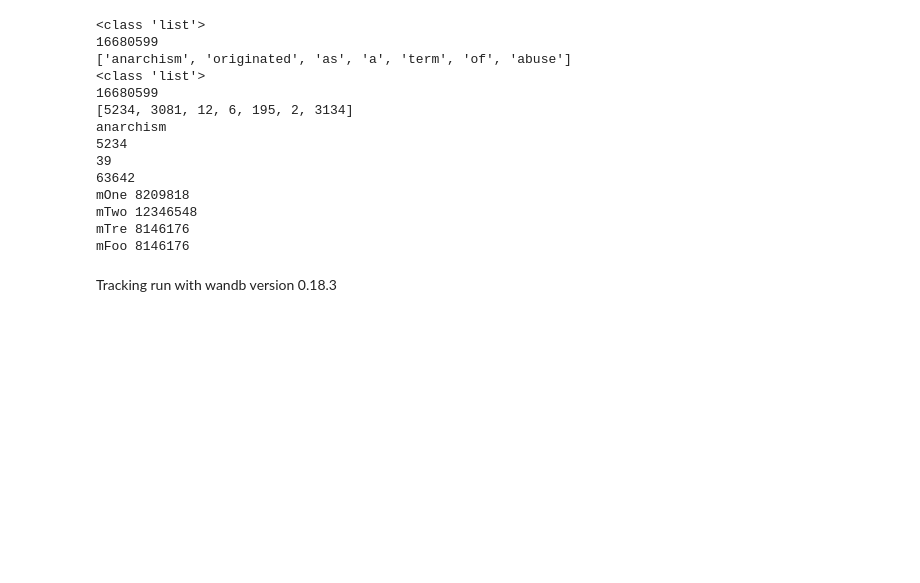
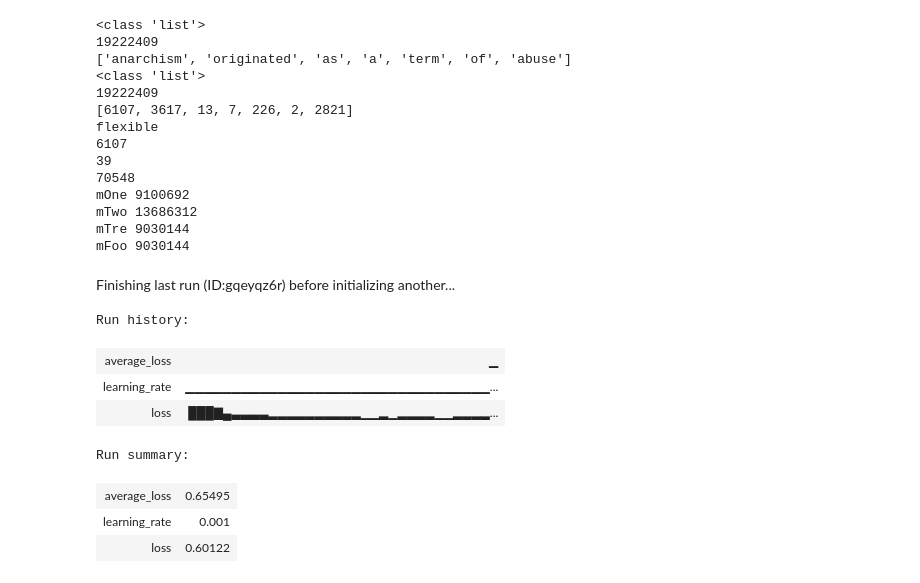
Before and after one commit to omare334/hackernews_predicting_views, a Jupyter notebook: data processing/bez_pipeline.ipynb, the cells around one changed output. Drawn from its saved outputs; the diff is of its cells as text; code cells hidden in the pictures; blank space fills up the shorter version.

```diff
--- a/data processing/bez_pipeline.ipynb
+++ b/data processing/bez_pipeline.ipynb
@@ -21,6 +21,15 @@ torch.manual_seed(42)
 #
 with open('text8') as f: text8: str = f.read()
 
+# Load the CSV file and extract the 'title_cleaned' column
+df = pd.read_csv('titles_20')
+titles_cleaned = df['title_cleaned'].tolist()
+
+# Convert the list of titles to a single string (you can choose a delimiter)
+titles_string = ' '.join(titles_cleaned)  # Joining with a space
+
+# Concatenate the titles string to the text8 variable
+text8 += ' ' + titles_string  # Add a space for separation
 
 #
 #
@@ -280,18 +289,33 @@ opFoo = torch.optim.Adam(mFoo.parameters(), lr=0.003)
 #     opTre.step()
 #     wandb.log({'loss': loss.item()})
 # wandb.finish()
-wandb.init(project="cbow_training", entity="omareweis123",name='batch_size(32)')
-# Set batch size
-batch_size = 128
+import torch
+import more_itertools
+import tqdm
+import wandb
+
+# Initialize W&B
+wandb.init(project="cbow_training", entity="omareweis123", name='batch_size(4096),tokens1000000000,30epochs,titlesadded')
+
+# Set parameters
+batch_size = 4096
+learning_rate = 0.001  # Define your learning rate
 mFoo = mFoo.to(device)
+
 # Set context size
 context_size = 2  # Example context size
 window_size = 2 * context_size + 1  # Total tokens in the window
 
+# Initialize the optimizer
+opFoo = torch.optim.Adam(mFoo.parameters(), lr=learning_rate)
+
 # Training loop
-for epoch in range(10):
-    wins = list(more_itertools.windowed(tokens[:10000000], window_size))  # Convert to list for easier batching
-    prgs = tqdm.tqdm(range(0, len(wins), batch_size), total=len(wins)//batch_size, desc=f"Epoch {epoch+1}", leave=False)
+for epoch in range(30):
+    wins = list(more_itertools.windowed(tokens[:1000000000], window_size))  # Convert to list for easier batching
+    prgs = tqdm.tqdm(range(0, len(wins), batch_size), total=len(wins) // batch_size, desc=f"Epoch {epoch + 1}", leave=False)
+
+    total_loss = 0.0  # Initialize total loss for the epoch
+    num_batches = 0   # Counter for batches
 
     for batch_idx in prgs:
         batch_wins = wins[batch_idx:batch_idx + batch_size]
@@ -299,7 +323,7 @@ for epoch in range(10):
         # Prepare batch inputs and targets, ensuring they're on the correct device
         inpts = torch.LongTensor([win[context_size] for win in batch_wins]).to(device)  # Central token for each window
         trgs = torch.LongTensor([[win[i] for i in range(context_size)] + [win[i] for i in range(context_size + 1, window_size)]
-        for win in batch_wins]).to(device) # Context tokens (left and right)
+                                  for win in batch_wins]).to(device)  # Context tokens (left and right)
         rand = torch.randint(0, len(words_to_ids), (batch_size, 2)).to(device)  # Random negative samples on the same device
 
         # Zero gradients
@@ -312,11 +336,21 @@ for epoch in range(10):
         loss.backward()
         opFoo.step()
 
+        # Accumulate loss
+        total_loss += loss.item()
+        num_batches += 1
+
         # Log the loss
-        wandb.log({'loss': loss.item()})
+        wandb.log({'loss': loss.item(), 'learning_rate': learning_rate})
+
+    # Calculate and log average loss for the epoch
+    average_loss = total_loss / num_batches if num_batches > 0 else 0
+    wandb.log({'average_loss': average_loss})
 
 # Finish the W&B logging
 wandb.finish()
+
+
 
 
 
@@ -388,41 +422,49 @@ wandb.finish()
 #         train_loss_total += loss.item()
 #         wandb.log({'train_loss': loss.item()})
 
 #     avg_train_loss = train_loss_total / len(train_wins)
 #     wandb.log({'avg_train_loss': avg_train_loss})
 
 #     # Validation loop
 #     mFoo.eval()
 #     val_wins = list(more_itertools.windowed(val_tokens, 3))  # Create validation windows
 #     val_prgs = tqdm.tqdm(enumerate(val_wins), total=len(val_wins), desc=f"Epoch {epoch+1} [Validation]", leave=False)
 #     val_loss_total = 0
 #     with torch.no_grad():
 #         for i, tks in val_prgs:
 #             if None in tks:  # Skip invalid windows
 #                 continue
 #             inpt = torch.LongTensor([tks[1]]).to(device)
 #             trgs = torch.LongTensor([tks[0], tks[2]]).to(device)
 #             rand = torch.randint(0, len(words_to_ids), (2,)).to(device)  # Move rand to device
 #             val_loss = mFoo(inpt, trgs, rand)
 #             val_loss_total += val_loss.item()
 
 #     avg_val_loss = val_loss_total / len(val_wins)
 #     wandb.log({'avg_val_loss': avg_val_loss})
 
 # wandb.finish()
 # %% [output]
 <class 'list'>
-16680599
+19222409
 ['anarchism', 'originated', 'as', 'a', 'term', 'of', 'abuse']
 <class 'list'>
-16680599
-[5234, 3081, 12, 6, 195, 2, 3134]
-anarchism
-5234
+19222409
+[6107, 3617, 13, 7, 226, 2, 2821]
+flexible
+6107
 39
-63642
-mOne 8209818
-mTwo 12346548
-mTre 8146176
-mFoo 8146176
+70548
+mOne 9100692
+mTwo 13686312
+mTre 9030144
+mFoo 9030144
-Tracking run with wandb version 0.18.3
+Finishing last run (ID:gqeyqz6r) before initializing another...
+Run history:
+| average_loss | ▁ |
+| learning_rate | ▁▁▁▁▁▁▁▁▁▁▁▁▁▁▁▁▁▁▁▁▁▁▁▁▁▁▁▁▁▁▁▁▁... |
+| loss | ███▇▄▃▃▃▃▂▂▂▂▂▂▂▂▂▂▁▁▂▁▂▂▂▂▁▁▂▂▂▂... |
+Run summary:
+| average_loss | 0.65495 |
+| learning_rate | 0.001 |
+| loss | 0.60122 |
```
Also changed, not shown: parts of 13 cells of this notebook.
